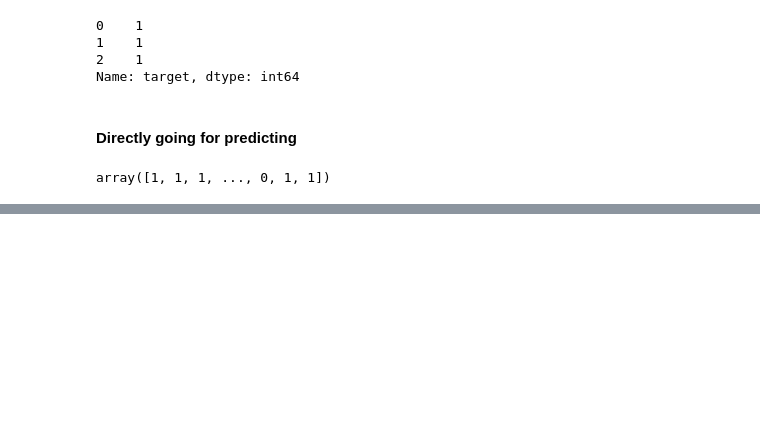
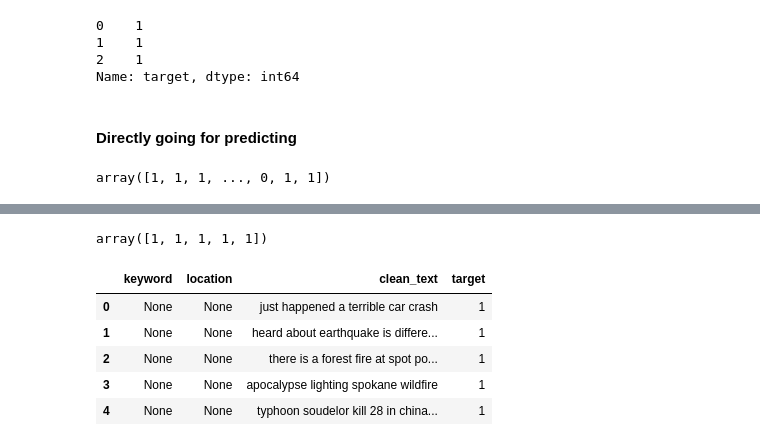
Before and after one commit to SUSREE64/ColabNotebooks, a Jupyter notebook: NLP_Learning_with_NLTK_.ipynb, the cells around one changed output, grey strips where cells are left out. Saved outputs shown, nothing was run; the diff lists cells and outputs as text; code cells hidden in the pictures; blank space fills up the shorter version.

```diff
--- a/NLP_Learning_with_NLTK_.ipynb
+++ b/NLP_Learning_with_NLTK_.ipynb
@@ -190,0 +229,3 @@ p= sns.heatmap(annot=True, cmap='YlOrBr', data=conf_matrix)
+# %%
+test_df.fillna({'keyword': 'None', 'location': 'None'}, inplace=True)
+test_df.head()
@@ -190,0 +239,3 @@ p= sns.heatmap(annot=True, cmap='YlOrBr', data=conf_matrix)
+# %%
+test_df['clean_text'] = test_df['text'].astype('str').apply(preprocess_text)
+test_df['clean_text'][0:10]
@@ -190,0 +253,3 @@ p= sns.heatmap(annot=True, cmap='YlOrBr', data=conf_matrix)
+# %%
+test_df.drop(columns=['id','text'], inplace=True)
+test_df.head()
@@ -190,0 +263,17 @@ p= sns.heatmap(annot=True, cmap='YlOrBr', data=conf_matrix)
+# %%
+clsfier.fit(X, y)
+result = clsfier.predict(test_df)
+# %%
+result[0:5]
+# %% [output]
+array([1, 1, 1, 1, 1])
+# %%
+test_df['target'] = result
+test_df.head()
+# %% [output]
+|  | keyword | location | clean_text | target |
+| 0 | None | None | just happened a terrible car crash | 1 |
+| 1 | None | None | heard about earthquake is differe... | 1 |
+| 2 | None | None | there is a forest fire at spot po... | 1 |
+| 3 | None | None | apocalypse lighting spokane wildfire | 1 |
+| 4 | None | None | typhoon soudelor kill 28 in china... | 1 |
```
Also changed, not shown: parts of 32 cells of this notebook.
